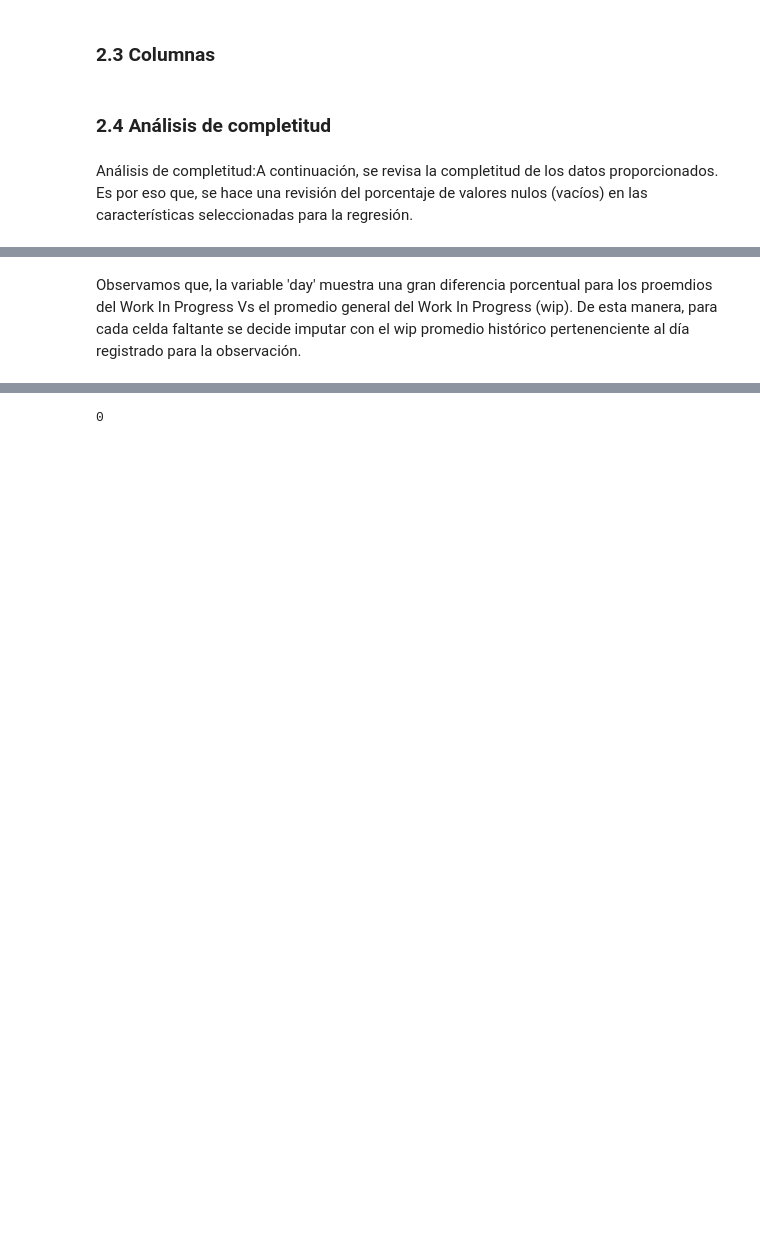
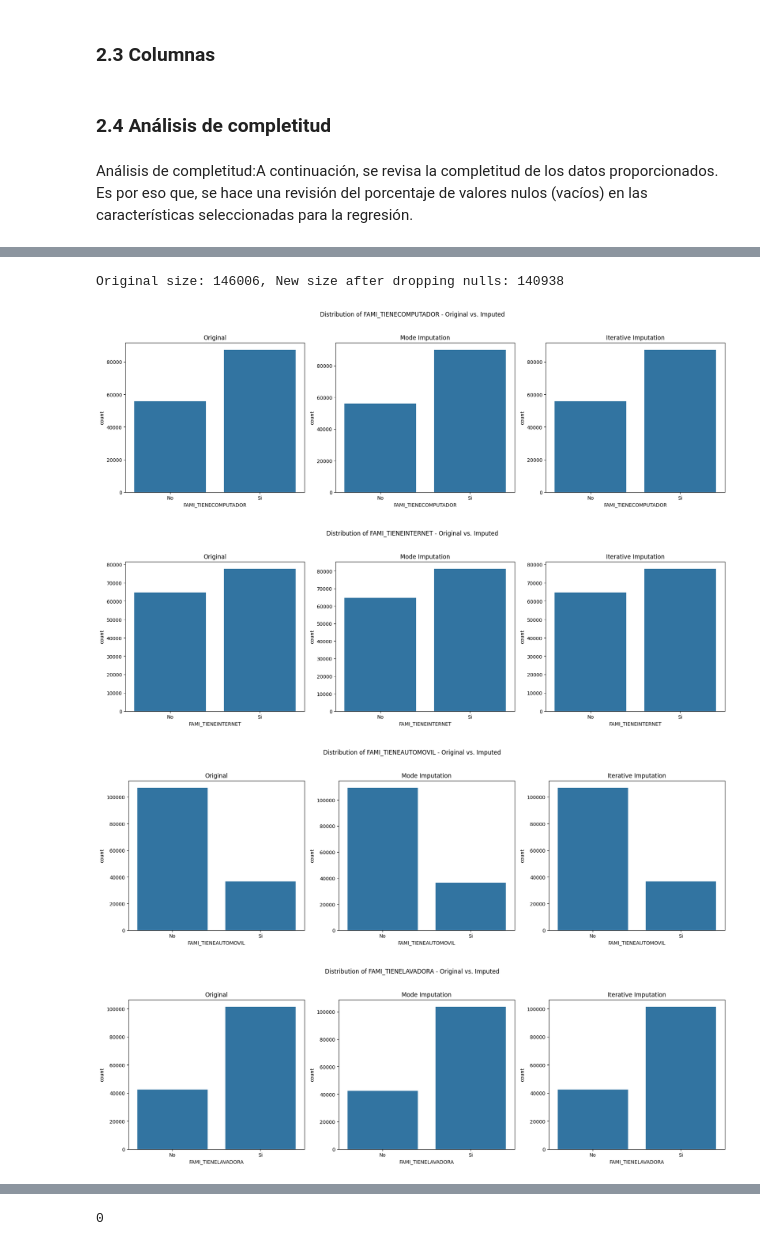
Before and after one commit to vcalderonmol/Proyecto3, a Jupyter notebook: Tarea 2.ipynb, the cells around one changed output, grey strips where cells are left out. Saved outputs shown, nothing was run; the diff lists cells and outputs as text; code cells hidden in the pictures; blank space fills up the shorter version.

```diff
--- a/Tarea 2.ipynb
+++ b/Tarea 2.ipynb
@@ -209,2 +180,67 @@ Promedio Wip por no_of_style_change y diferencia porcentual con el promedio gene
-# %% [markdown]
-Observamos que, la variable 'day' muestra una gran diferencia porcentual para los proemdios del Work In Progress Vs el promedio general del Work In Progress (wip). De esta manera, para cada celda faltante se decide imputar con el  wip promedio histórico pertenenciente al día registrado para la observación.
+# %%
+##Metodo 1
+# Crear una copia del DataFrame original para trabajar sobre ella
+data_df_clean = data_df.copy()
+# Imputación para variables categóricas con la moda en el nuevo DataFrame
+categorical_columns = ['FAMI_TIENEINTERNET', 'FAMI_TIENECOMPUTADOR', 'FAMI_TIENEAUTOMOVIL', 'FAMI_TIENELAVADORA']
+for column in categorical_columns:
+    mode_value = data_df_clean[column].mode()[0]
+    data_df_clean[column] = data_df_clean[column].fillna(mode_value)
+
+##Metodo 2
+data_df_numeric = data_df.copy()
+# Convertir categorías a códigos numéricos
+for column in categorical_columns:
+    data_df_numeric[column] = pd.factorize(data_df_numeric[column])[0]
+# Aplicar KNN Imputer
+imputer_knn = KNNImputer(n_neighbors=5)
+data_df_numeric[categorical_columns] = imputer_knn.fit_transform(data_df_numeric[categorical_columns])
+# Convertir de nuevo los códigos numéricos a categorías
+# Asumiendo que has guardado las categorías originales si necesitas revertir exactamente
+for column in categorical_columns:
+    unique_categories = data_df[column].dropna().unique()
+    data_df_numeric[column] = pd.Categorical.from_codes(data_df_numeric[column].round().astype(int), categories=unique_categories)
+
+## Metodo 3
+
+# Suponiendo que data_df es tu DataFrame original
+data_df_delete = data_df.copy()
+# Lista de columnas categóricas de interés
+categorical_columns = ['FAMI_TIENEINTERNET', 'FAMI_TIENECOMPUTADOR', 'FAMI_TIENEAUTOMOVIL', 'FAMI_TIENELAVADORA']
+# Eliminar filas donde cualquiera de estas columnas categóricas tiene un valor nulo
+data_df_cleaned = data_df_delete.dropna(subset=categorical_columns)
+# Verificar el nuevo tamaño del DataFrame para evaluar cuántos registros se han eliminado
+print(f"Original size: {data_df_delete.shape[0]}, New size after dropping nulls: {data_df_cleaned.shape[0]}")
+# %% [output]
+Original size: 146006, New size after dropping nulls: 140938
+# %%
+# Definir las columnas categóricas
+categorical_columns = ['FAMI_TIENECOMPUTADOR', 'FAMI_TIENEINTERNET', 'FAMI_TIENEAUTOMOVIL', 'FAMI_TIENELAVADORA']
+
+# Iterar a través de cada columna categórica y generar gráficos
+for column in categorical_columns:
+    plt.figure(figsize=(18, 6))  # Ajusta el tamaño del gráfico para mejor visualización
+
+    # Gráfico para la distribución original
+    plt.subplot(1, 3, 1)
+    sns.countplot(x=column, data=data_df, order=data_df[column].dropna().unique())
+    plt.title('Original')
+
+    # Gráfico después de la imputación por la moda
+    plt.subplot(1, 3, 2)
+    sns.countplot(x=column, data=data_df_clean, order=data_df_clean[column].dropna().unique())
+    plt.title('Mode Imputation')
+
+    # Gráfico después de la imputación iterativa
+    plt.subplot(1, 3, 3)
+    sns.countplot(x=column, data=data_df_numeric, order=data_df_numeric[column].dropna().unique())
+    plt.title('Iterative Imputation')
+
+    plt.suptitle(f'Distribution of {column} - Original vs. Imputed')
+    plt.tight_layout(rect=[0, 0.03, 1, 0.95])  # Ajuste del layout para suptitle
+    plt.show()
+# %% [output]
+[figure, added]
+[figure, added]
+[figure, added]
+[figure, added]
```
Also changed, not shown: parts of 26 cells of this notebook.
